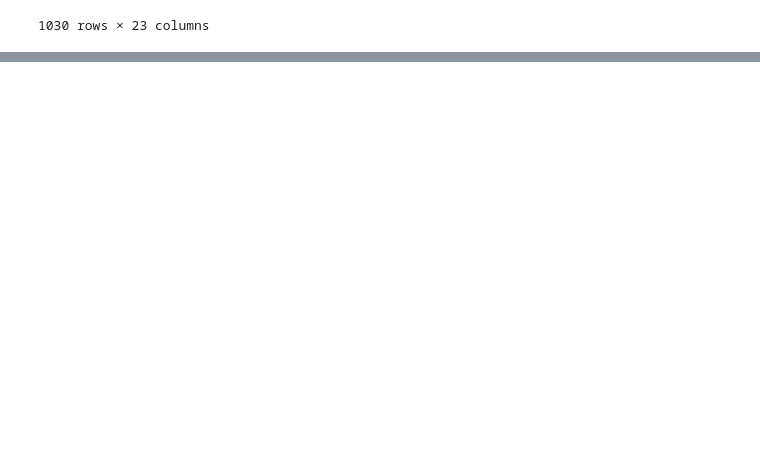
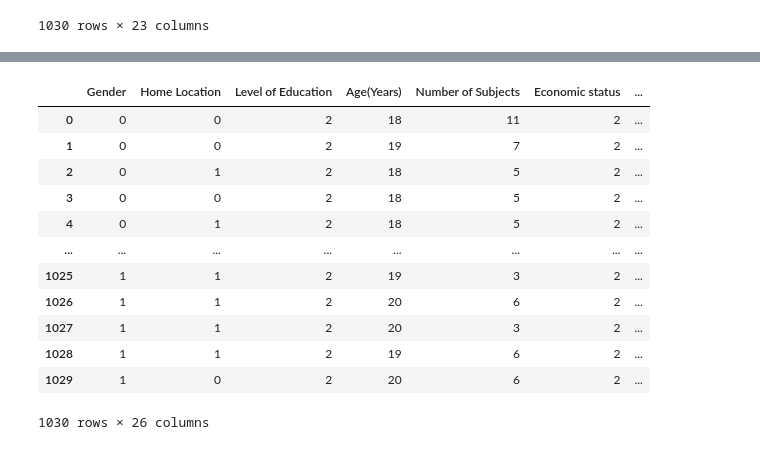
Before and after one commit to BugYale/Data-science-PMA, a Jupyter notebook: PMA.ipynb, the cells around one changed output, grey strips where cells are left out. Cells and saved outputs as stored; diff of their text form; code cells hidden in the pictures; blank space fills up the shorter version.

```diff
--- a/PMA.ipynb
+++ b/PMA.ipynb
@@ -157,3 +157,9 @@ df
 | 1028 | 1 | 1 | 2 | 19 | 6 | Mobile | ... |
 | 1029 | 1 | 0 | 2 | 20 | 6 | Laptop | ... |
 1030 rows × 23 columns
+# %%
+# For other types of multi-class data, generate binary values using get_dummies
+
+df = pd.get_dummies(df, columns=["Device type used to attend classes"], prefix=["deviceType_"])
+df = pd.get_dummies(df, columns=["Interested in?"], prefix=["educationalPattern_"])
+df
@@ -159,0 +185,19 @@ df
+# %%
+# DataFrame of X values
+
+X_df = df.drop('Your level of satisfaction in Online Education', axis=1, inplace=False)
+X_df
+# %% [output]
+|  | Gender | Home Location | Level of Education | Age(Years) | Number of Subjects | Economic status | ... |
+| 0 | 0 | 0 | 2 | 18 | 11 | 2 | ... |
+| 1 | 0 | 0 | 2 | 19 | 7 | 2 | ... |
+| 2 | 0 | 1 | 2 | 18 | 5 | 2 | ... |
+| 3 | 0 | 0 | 2 | 18 | 5 | 2 | ... |
+| 4 | 0 | 1 | 2 | 18 | 5 | 2 | ... |
+| ... | ... | ... | ... | ... | ... | ... | ... |
+| 1025 | 1 | 1 | 2 | 19 | 3 | 2 | ... |
+| 1026 | 1 | 1 | 2 | 20 | 6 | 2 | ... |
+| 1027 | 1 | 1 | 2 | 20 | 3 | 2 | ... |
+| 1028 | 1 | 1 | 2 | 19 | 6 | 2 | ... |
+| 1029 | 1 | 0 | 2 | 20 | 6 | 2 | ... |
+1030 rows × 26 columns
```
Also changed, not shown: parts of 2 cells of this notebook.
